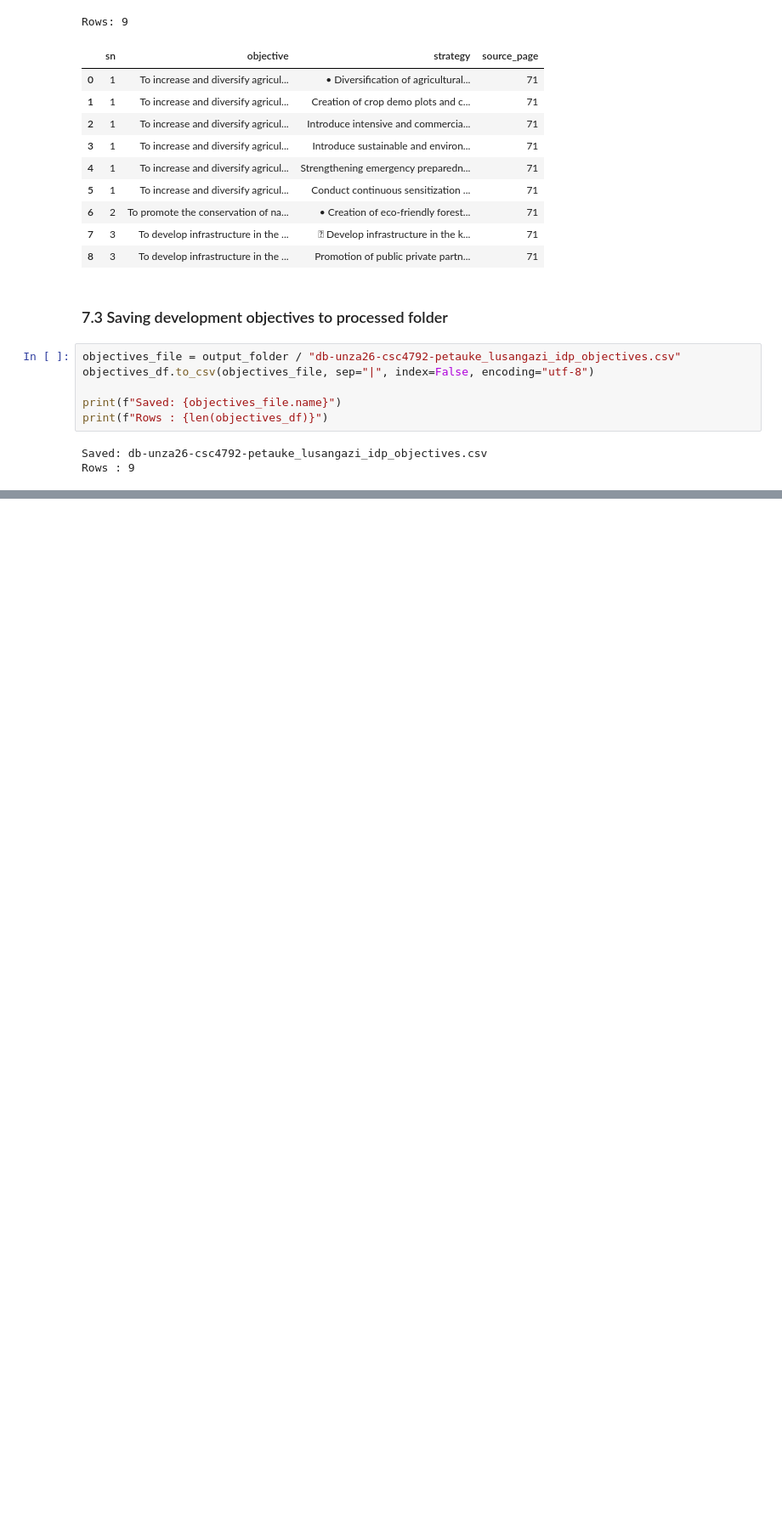
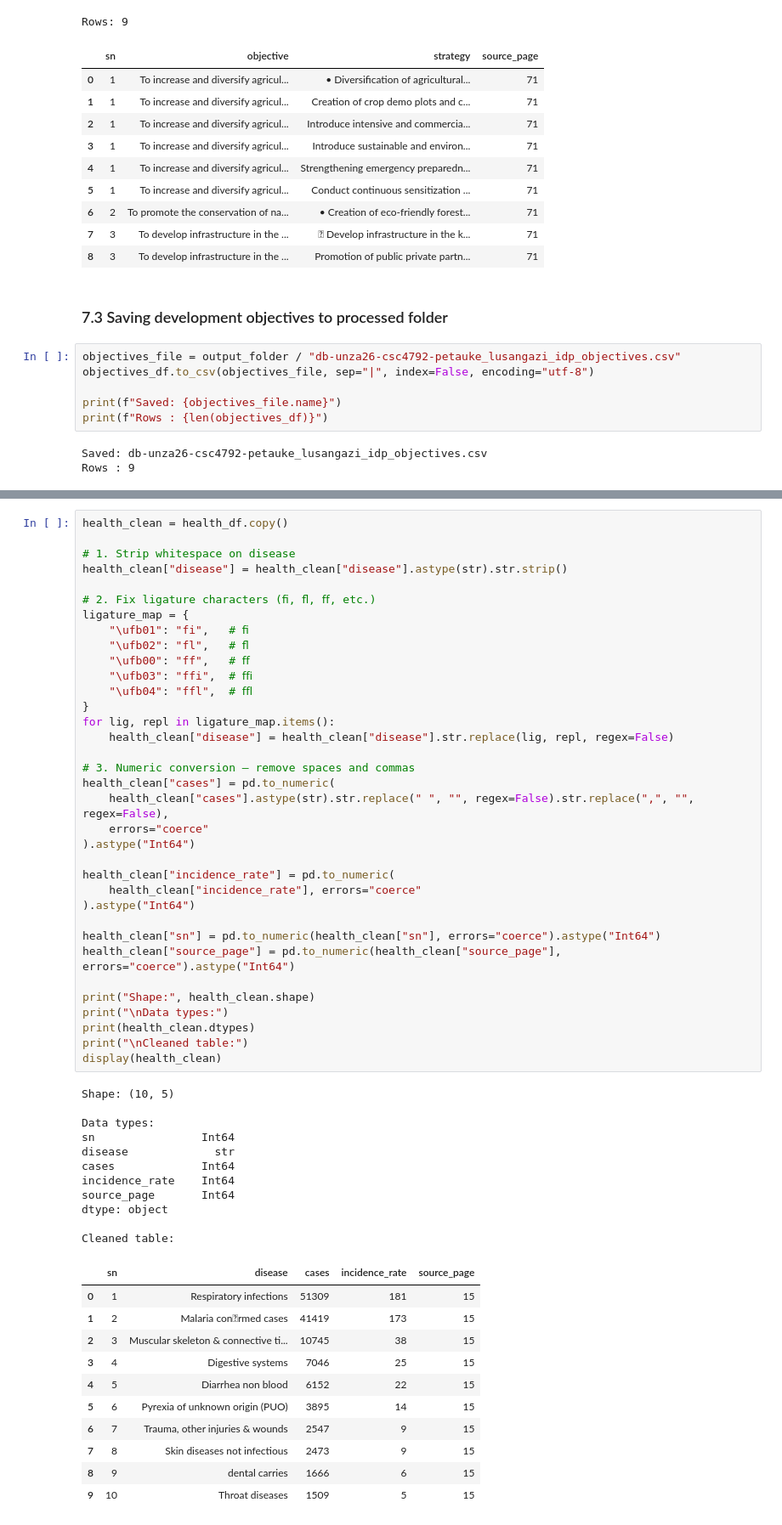
Before and after one commit to blessing-dube73/project_team_31, a Jupyter notebook: notebooks/unza26-csc4792-petauke-council.ipynb, the cells around one changed output, grey strips where cells are left out. Shown at 85% size. Cells and saved outputs as stored; diff of their text form; blank space fills up the shorter version.

```diff
--- a/notebooks/unza26-csc4792-petauke-council.ipynb
+++ b/notebooks/unza26-csc4792-petauke-council.ipynb
@@ -1463,0 +2191,58 @@ Rows : 9
+# %%
+health_clean = health_df.copy()
+
+# 1. Strip whitespace on disease
+health_clean["disease"] = health_clean["disease"].astype(str).str.strip()
+
+# 2. Fix ligature characters (ﬁ, ﬂ, ﬀ, etc.)
+ligature_map = {
+    "\ufb01": "fi",   # ﬁ
+    "\ufb02": "fl",   # ﬂ
+    "\ufb00": "ff",   # ﬀ
+    "\ufb03": "ffi",  # ﬃ
+    "\ufb04": "ffl",  # ﬄ
+}
+for lig, repl in ligature_map.items():
+    health_clean["disease"] = health_clean["disease"].str.replace(lig, repl, regex=False)
+
+# 3. Numeric conversion — remove spaces and commas
+health_clean["cases"] = pd.to_numeric(
+    health_clean["cases"].astype(str).str.replace(" ", "", regex=False).str.replace(",", "", regex=False),
+    errors="coerce"
+).astype("Int64")
+
+health_clean["incidence_rate"] = pd.to_numeric(
+    health_clean["incidence_rate"], errors="coerce"
+).astype("Int64")
+
+health_clean["sn"] = pd.to_numeric(health_clean["sn"], errors="coerce").astype("Int64")
+health_clean["source_page"] = pd.to_numeric(health_clean["source_page"], errors="coerce").astype("Int64")
+
+print("Shape:", health_clean.shape)
+print("\nData types:")
+print(health_clean.dtypes)
+print("\nCleaned table:")
+display(health_clean)
+# %% [output]
+Shape: (10, 5)
+
+Data types:
+sn                Int64
+disease             str
+cases             Int64
+incidence_rate    Int64
+source_page       Int64
+dtype: object
+
+Cleaned table:
+|  | sn | disease | cases | incidence_rate | source_page |
+| 0 | 1 | Respiratory infections | 51309 | 181 | 15 |
+| 1 | 2 | Malaria conrmed cases | 41419 | 173 | 15 |
+| 2 | 3 | Muscular skeleton & connective ti... | 10745 | 38 | 15 |
+| 3 | 4 | Digestive systems | 7046 | 25 | 15 |
+| 4 | 5 | Diarrhea non blood | 6152 | 22 | 15 |
+| 5 | 6 | Pyrexia of unknown origin (PUO) | 3895 | 14 | 15 |
+| 6 | 7 | Trauma, other injuries & wounds | 2547 | 9 | 15 |
+| 7 | 8 | Skin diseases not infectious | 2473 | 9 | 15 |
+| 8 | 9 | dental carries | 1666 | 6 | 15 |
+| 9 | 10 | Throat diseases | 1509 | 5 | 15 |
```
Also changed, not shown: parts of 43 cells of this notebook, 7 other files.
